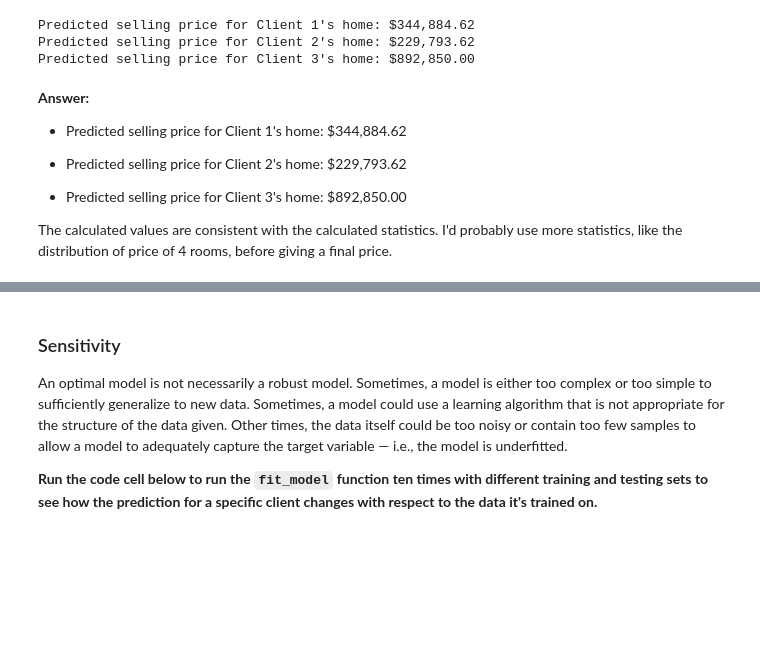
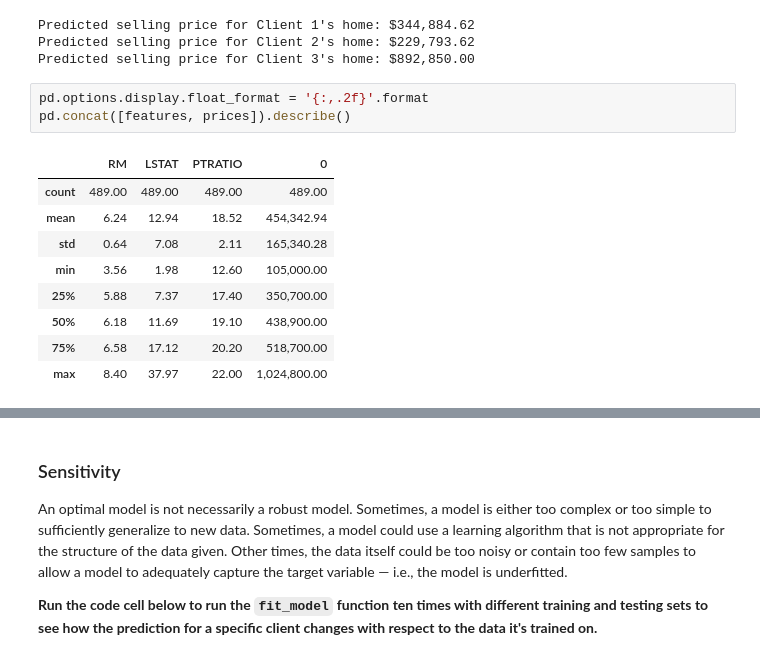
Before and after one commit to pauloneves/boston_housing, a Jupyter notebook: boston_housing.ipynb, the cells around one changed output, grey strips where cells are left out. Cells and saved outputs as stored; diff of their text form; blank space fills up the shorter version.

```diff
--- a/boston_housing.ipynb
+++ b/boston_housing.ipynb
@@ -431,13 +434,16 @@ for i, price in enumerate(reg.predict(client_data)):
 Predicted selling price for Client 1's home: $344,884.62
 Predicted selling price for Client 2's home: $229,793.62
 Predicted selling price for Client 3's home: $892,850.00
-# %% [markdown]
-**Answer:**
-
-- Predicted selling price for Client 1's home: $344,884.62
-
-- Predicted selling price for Client 2's home: $229,793.62
-
-- Predicted selling price for Client 3's home: $892,850.00
-
-The calculated values are consistent with the calculated statistics. I'd probably use more statistics, like the distribution of price of 4 rooms, before giving a final price.
+# %%
+pd.options.display.float_format = '{:,.2f}'.format
+pd.concat([features, prices]).describe()
+# %% [output]
+|  | RM | LSTAT | PTRATIO | 0 |
+| count | 489.00 | 489.00 | 489.00 | 489.00 |
+| mean | 6.24 | 12.94 | 18.52 | 454,342.94 |
+| std | 0.64 | 7.08 | 2.11 | 165,340.28 |
+| min | 3.56 | 1.98 | 12.60 | 105,000.00 |
+| 25% | 5.88 | 7.37 | 17.40 | 350,700.00 |
+| 50% | 6.18 | 11.69 | 19.10 | 438,900.00 |
+| 75% | 6.58 | 17.12 | 20.20 | 518,700.00 |
+| max | 8.40 | 37.97 | 22.00 | 1,024,800.00 |
```
Also changed, not shown: parts of 9 cells of this notebook, 2 other files.
